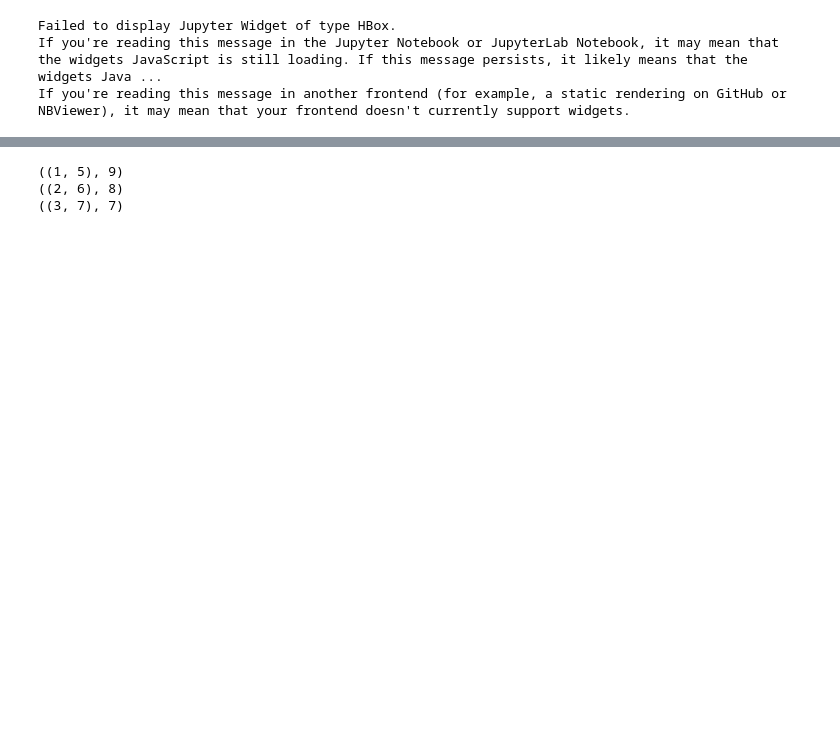
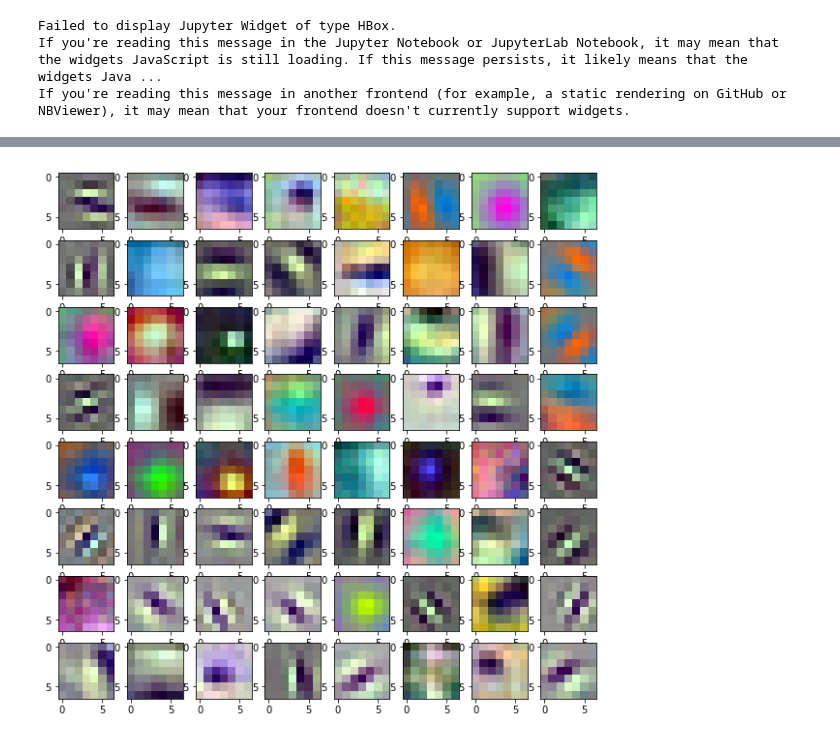
Before and after one commit to talwarabhimanyu/Deep_Learning_Projects, a Jupyter notebook: Vision/CIFAR-10 Experiments/CIFAR-10.ipynb, the cells around one changed output, grey strips where cells are left out. Drawn from its saved outputs; the diff is of its cells as text; code cells hidden in the pictures; blank space fills up the shorter version.

Commit message:
notebook displays first layer filters

```diff
--- a/Vision/CIFAR-10 Experiments/CIFAR-10.ipynb
+++ b/Vision/CIFAR-10 Experiments/CIFAR-10.ipynb
@@ -49,11 +48,11 @@ csvfile = {'train' : train_file,
 shuffle = {'train' :  True,
           'val' : False,
           'test' : False}
-max_read = {'train' : 128,
+max_read = {'train' : 256,
            'val' : 32,
            'test' : 0}
 img_size = 32
-batch_size = 8
+batch_size = 32
 num_workers = 0
 # %%
 # Read data
@@ -111,12 +124,4 @@ trainer.plotLoss()
-# %%
-a = [1,2,3]
-b = [5,6,7]
-c = [9,8,7]
-x = zip(a,b)
-y = zip(x,c)
-for i in y:
-    print(i)
-# %% [output]
-((1, 5), 9)
-((2, 6), 8)
-((3, 7), 7)
+# %%
+model.printFirstLayerFilters()
+# %% [output]
+[figure, added]
```
Also changed, not shown: parts of 10 cells of this notebook.
